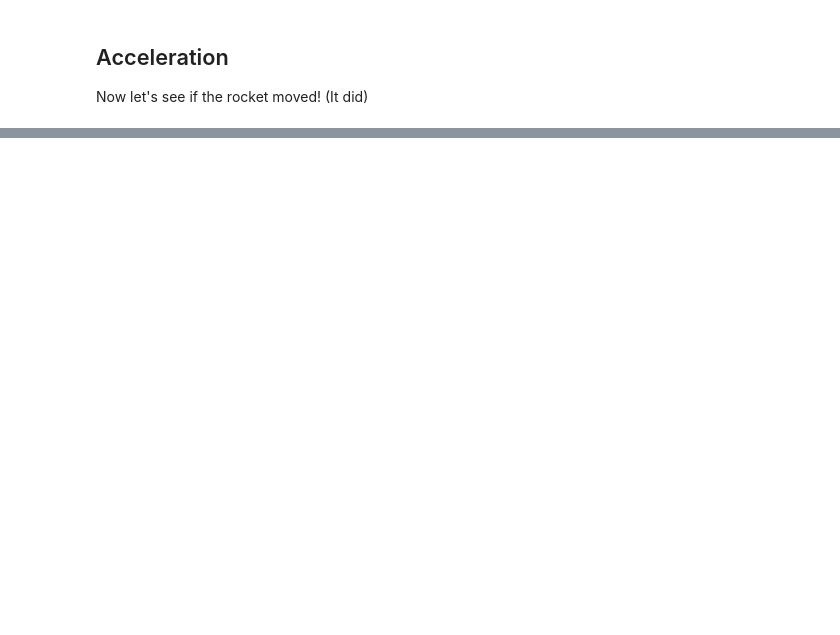
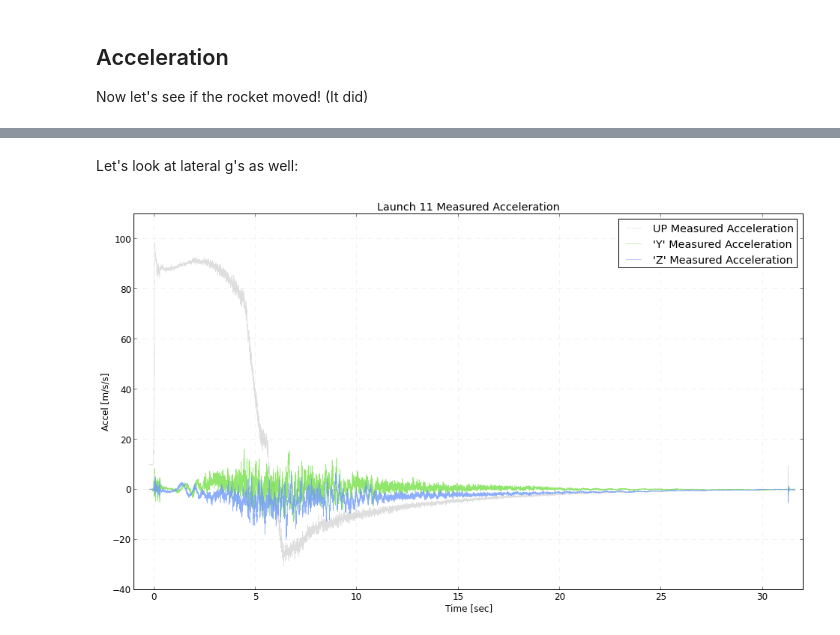
Before and after one commit to psas/Launch-11, a Jupyter notebook: data/analysis/first-look.ipynb, the cells around one changed output, grey strips where cells are left out. Drawn from its saved outputs; the diff is of its cells as text; code cells hidden in the pictures; blank space fills up the shorter version.

```diff
--- a/data/analysis/first-look.ipynb
+++ b/data/analysis/first-look.ipynb
@@ -83,0 +83,13 @@ plt.show()
+# %% [markdown]
+Let's look at lateral g's as well:
+# %%
+fig = utils.Plot("Launch 11 Measured Acceleration", "Time [sec]", "Accel [m/s/s]")
+fig.plot(timestamp[2000:28000], acc_x[2000:28000], color='black', alpha=0.13, label="UP Measured Acceleration")
+fig.plot(timestamp[2000:28000], acc_y[2000:28000], color=utils.green, label="'Y' Measured Acceleration")
+fig.plot(timestamp[2000:28000], acc_z[2000:28000], color=utils.blue, label="'Z' Measured Acceleration")
+fig.xlim([-1, 32])
+fig.ylim([-40, 110])
+fig.legend()
+fig.show()
+# %% [output]
+[figure, added]
```
Also changed, not shown: parts of 13 cells of this notebook, 1 other file.
